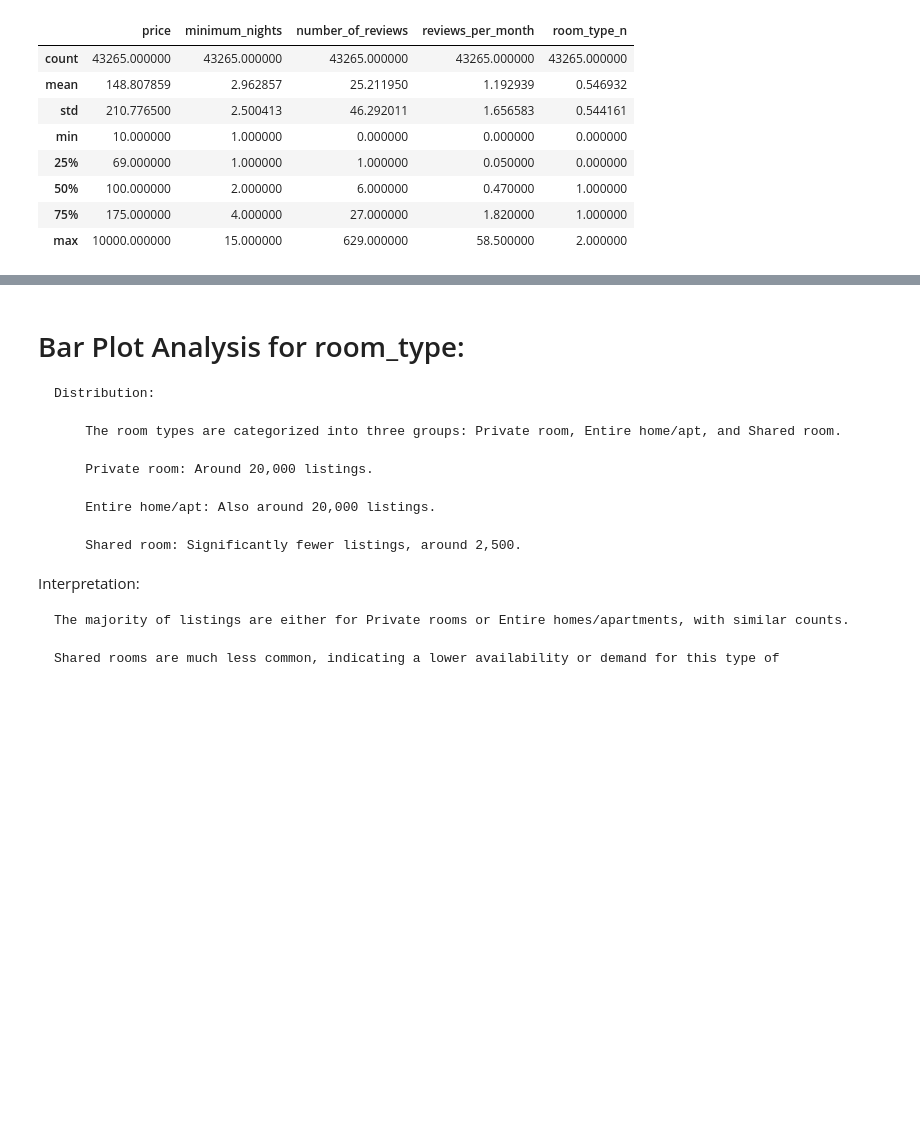
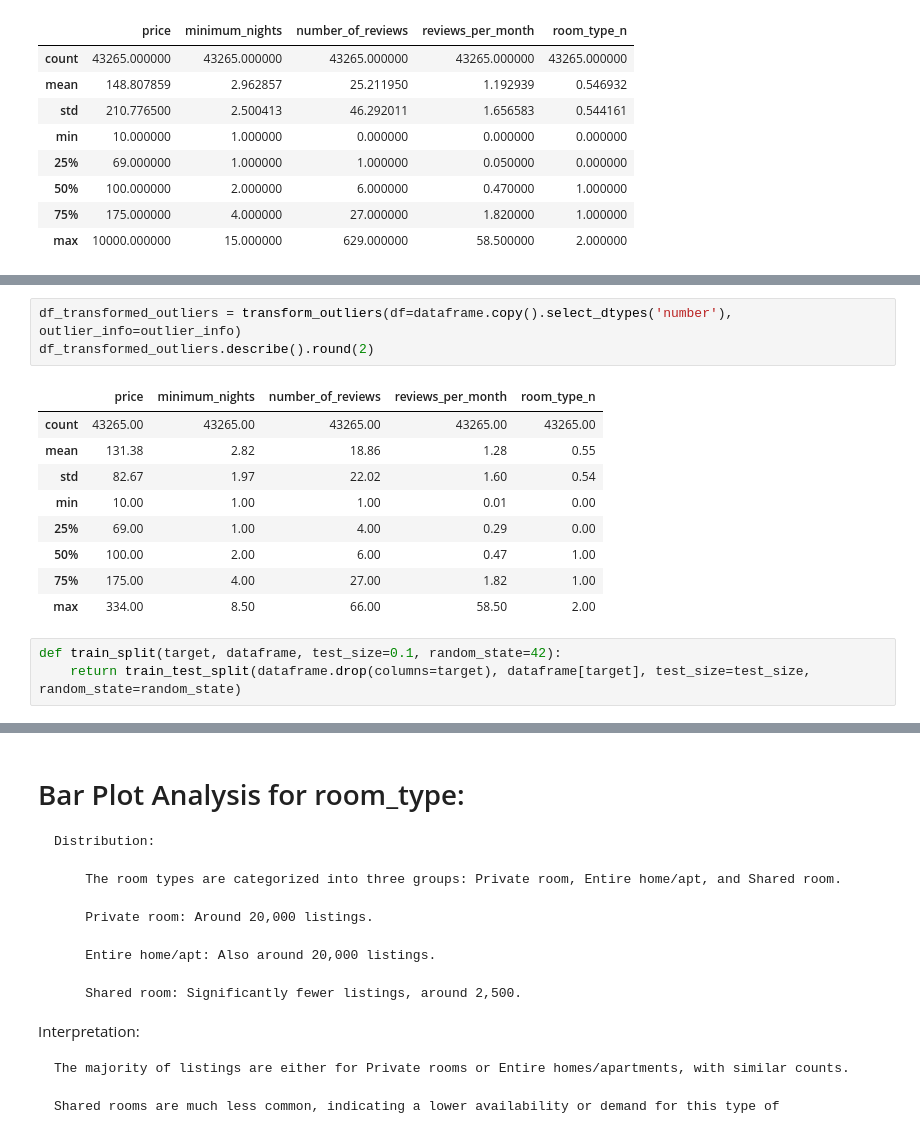
Before and after one commit to Nonpoint93/exploratory_data_analysis, a Jupyter notebook: src/explore.ipynb, the cells around one changed output, grey strips where cells are left out. Saved outputs shown, nothing was run; the diff lists cells and outputs as text; blank space fills up the shorter version.

```diff
--- a/src/explore.ipynb
+++ b/src/explore.ipynb
@@ -98 +175,17 @@ df_transformed.describe()
+# %%
+df_transformed_outliers = transform_outliers(df=dataframe.copy().select_dtypes('number'), outlier_info=outlier_info)
+df_transformed_outliers.describe().round(2)
+# %% [output]
+|  | price | minimum_nights | number_of_reviews | reviews_per_month | room_type_n |
+| count | 43265.00 | 43265.00 | 43265.00 | 43265.00 | 43265.00 |
+| mean | 131.38 | 2.82 | 18.86 | 1.28 | 0.55 |
+| std | 82.67 | 1.97 | 22.02 | 1.60 | 0.54 |
+| min | 10.00 | 1.00 | 1.00 | 0.01 | 0.00 |
+| 25% | 69.00 | 1.00 | 4.00 | 0.29 | 0.00 |
+| 50% | 100.00 | 2.00 | 6.00 | 0.47 | 1.00 |
+| 75% | 175.00 | 4.00 | 27.00 | 1.82 | 1.00 |
+| max | 334.00 | 8.50 | 66.00 | 58.50 | 2.00 |
+# %%
+def train_split(target, dataframe, test_size=0.1, random_state=42):
+    return train_test_split(dataframe.drop(columns=target), dataframe[target], test_size=test_size, random_state=random_state)
 # %%
```
Also changed, not shown: parts of 15 cells of this notebook.
